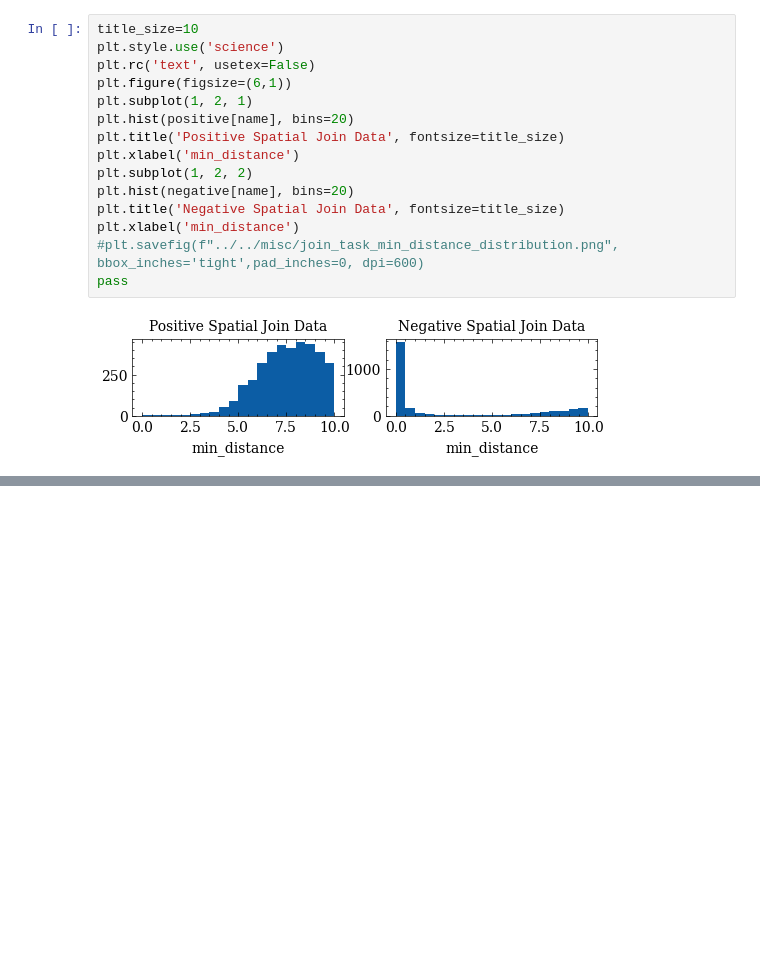
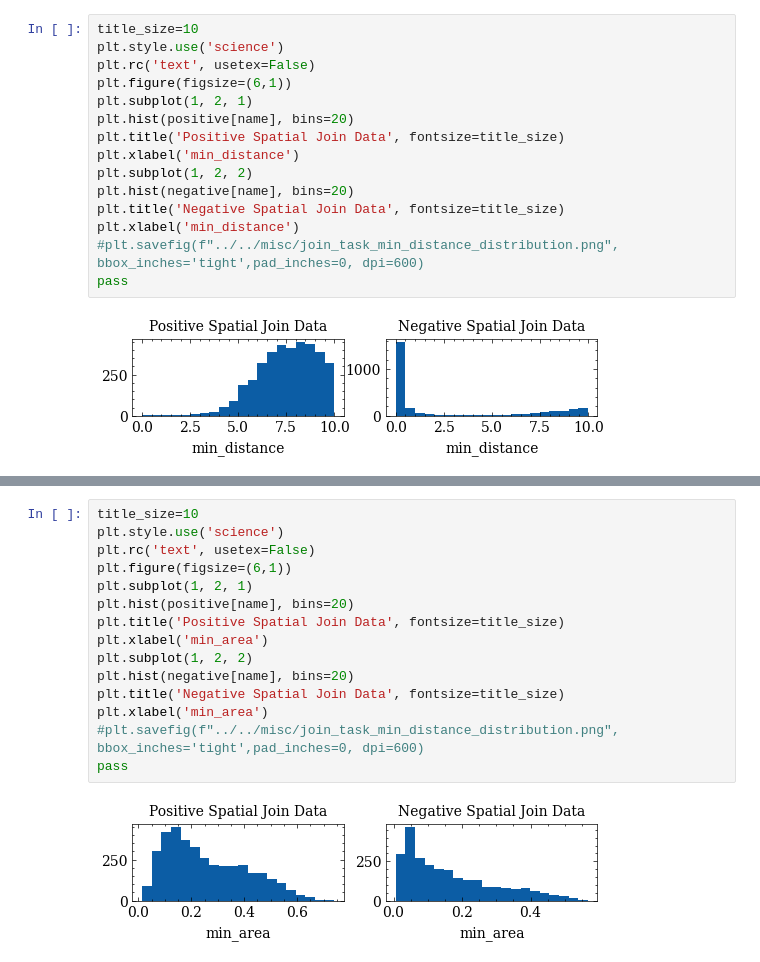
Before and after one commit to BeanHam/2024-spatial-data-integration, a Jupyter notebook: join_task/inference_results/heuristics.ipynb, the cells around one changed output, grey strips where cells are left out. Saved outputs shown, nothing was run; the diff lists cells and outputs as text; blank space fills up the shorter version.

```diff
--- a/join_task/inference_results/heuristics.ipynb
+++ b/join_task/inference_results/heuristics.ipynb
@@ -117,0 +186,17 @@ pass
+# %%
+title_size=10
+plt.style.use('science')
+plt.rc('text', usetex=False)
+plt.figure(figsize=(6,1))
+plt.subplot(1, 2, 1)
+plt.hist(positive[name], bins=20)
+plt.title('Positive Spatial Join Data', fontsize=title_size)
+plt.xlabel('min_area')
+plt.subplot(1, 2, 2)
+plt.hist(negative[name], bins=20)
+plt.title('Negative Spatial Join Data', fontsize=title_size)
+plt.xlabel('min_area')
+#plt.savefig(f"../../misc/join_task_min_distance_distribution.png", bbox_inches='tight',pad_inches=0, dpi=600)
+pass
+# %% [output]
+[figure, added]
```
Also changed, not shown: parts of 28 cells of this notebook, 9 other files.
